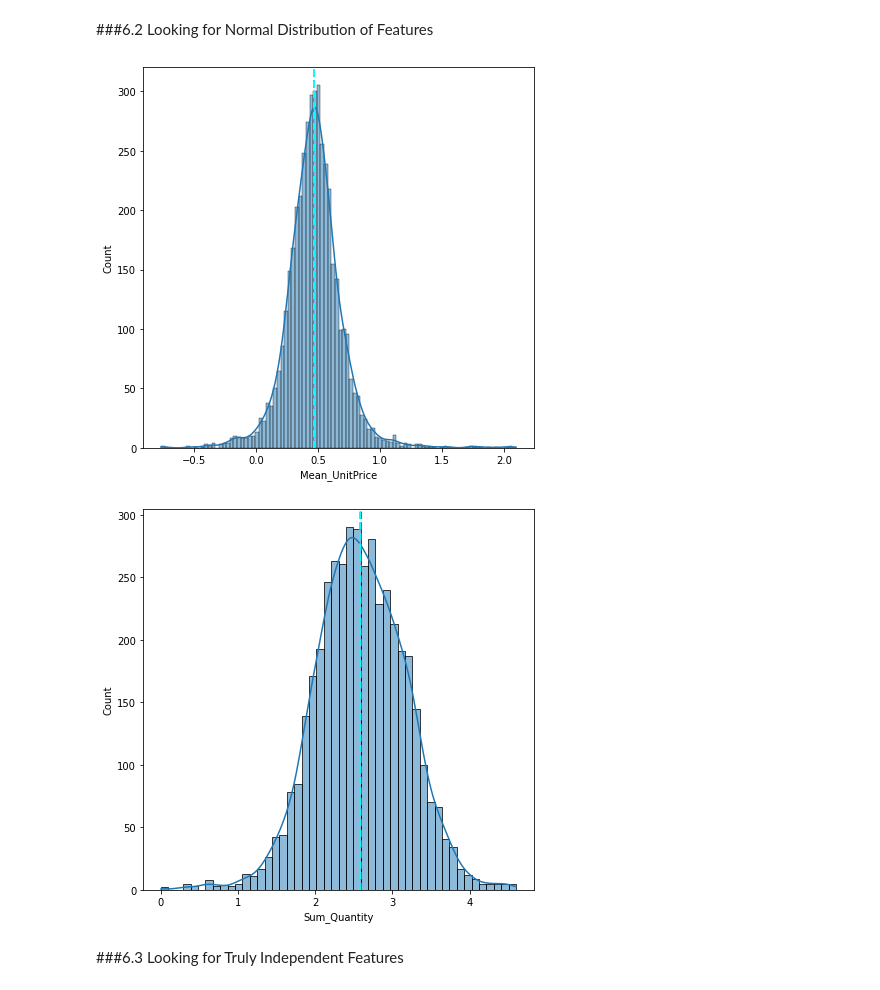
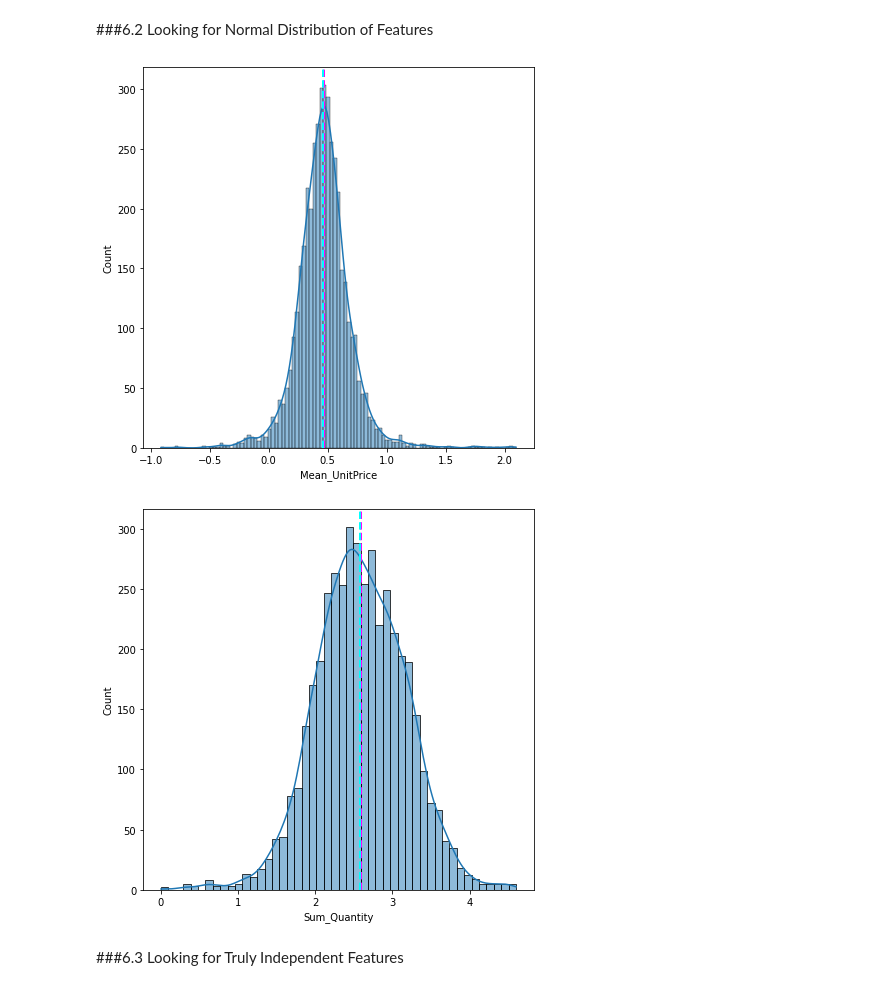
Before and after one commit to prabirdeb/Customer-Segmentation, a Jupyter notebook: Online_Retail_Customer_Segmentation.ipynb, the cells around one changed output. Saved outputs shown, nothing was run; the diff lists cells and outputs as text; code cells hidden in the pictures.

```diff
--- a/Online_Retail_Customer_Segmentation.ipynb
+++ b/Online_Retail_Customer_Segmentation.ipynb
@@ -270,8 +260,8 @@ customer_df_clean.describe()
 | 75% | 12.000000 | 3.750000 | 16791.000000 |
 | max | 80995.000000 | 8142.750000 | 18287.000000 |
 # %%
-# There are zero values in unit price column. Removing the rows with near zero values in unit price
-customer_df_clean=customer_df_clean[(customer_df_clean.UnitPrice>0.1)]
+# There are zero values in unit price column. Removing the rows with zero values in unit price
+customer_df_clean=customer_df_clean[(customer_df_clean.UnitPrice>0)]
 # %%
 customer_df_clean.describe()
 # %% [output]
@@ -352,8 +337,6 @@ From the combination of average unit price and average quantity, we can understa
 As the dataset is only for 10 months, we can consider all experiences as recent (Recency)
 # %%
 customer_df_clean=customer_df_clean.groupby('CustomerID').agg({'UnitPrice':'mean', 'Quantity':'sum'}).reset_index()
-# %%
-customer_df_clean.drop(['CustomerID'], axis=1, inplace=True)
 # %%
 customer_df_clean.rename(columns={'UnitPrice': 'Mean_UnitPrice',
                          'Quantity': 'Sum_Quantity'}, inplace=True)
@@ -392,7 +368,7 @@ While, we are finding out the **general formula** from the experiences, we shoul
 # Checking outliers
 fig = plt.figure(figsize=(10, 10))
 a=1
-for col in customer_df_clean.columns:
+for col in customer_df_clean.describe().columns[1:]:
   plt.subplot(3,2, a)
   ax = fig.gca()
   customer_df_clean.boxplot(column = col, ax = ax)
@@ -438,17 +414,17 @@ plt.show()
 # %%
 # We can see the 'Mean_UnitPrice' and 'Sum_Quantity' both are extreamly positively skewed. Thus need log transformation
 # Checking distribution of 'comments' and 'duration' after log transformation
-for col in customer_df_clean.describe().columns:
+for col in customer_df_clean.describe().columns[1:]:
     fig = plt.figure(figsize=(7, 7))
     ax = fig.gca()
     feature = np.log10(customer_df_clean[col])
     sns.histplot(feature, kde=True)
     ax.axvline(feature.mean(), color='magenta', linestyle='dashed', linewidth=2)
     ax.axvline(feature.median(), color='cyan', linestyle='dashed', linewidth=2)
 plt.show()
 # %% [output]
-[figure, old version]
+[figure, new version]
-[figure, old version]
+[figure, new version]
 # %% [markdown]
 ###6.3 Looking for Truly Independent Features
 # %%
```
Also changed, not shown: parts of 41 cells of this notebook.
